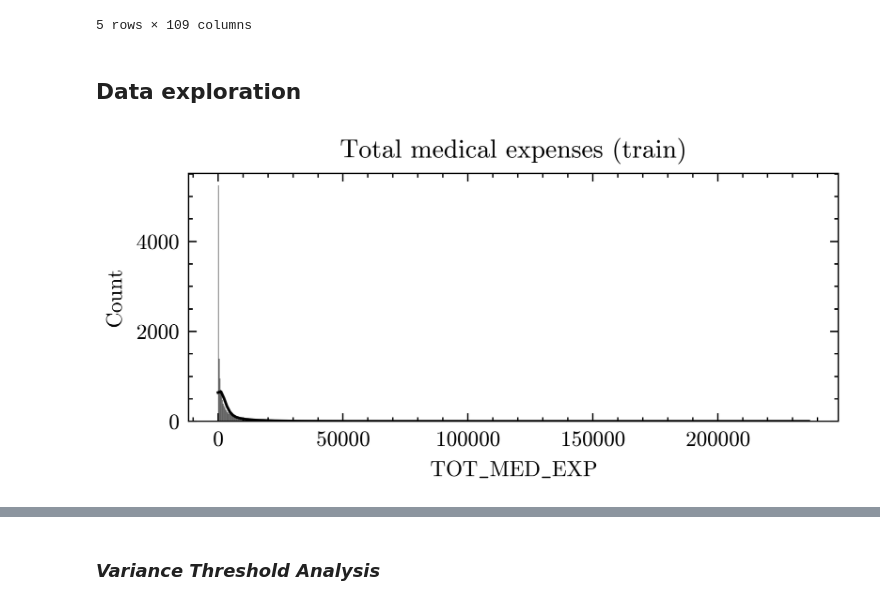
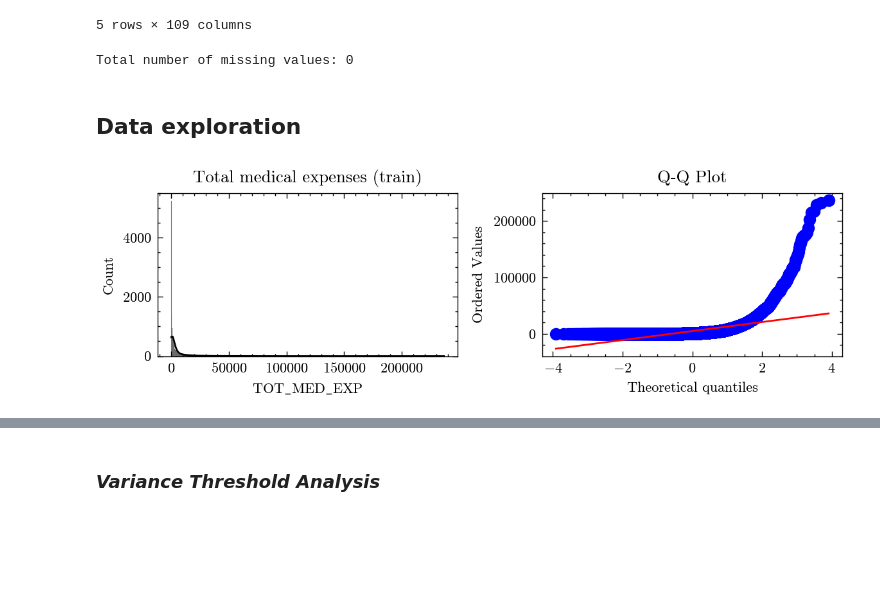
Before and after one commit to CamiloMartinezM/ml-healthcare-project, a Jupyter notebook: main.ipynb, the cells around one changed output, grey strips where cells are left out. Drawn from its saved outputs; the diff is of its cells as text; code cells hidden in the pictures; blank space fills up the shorter version.

```diff
--- a/main.ipynb
+++ b/main.ipynb
@@ -130,16 +127,11 @@ df_train.head()
 | 3 | Non-White | 2 | 19 | 3605.218411 | -1 | 2 | 2 | 3 | ... |
 | 4 | Non-White | 1 | 19 | 11223.127404 | 1 | 2 | 2 | 1 | ... |
 5 rows × 109 columns
+# %%
+# Handling missing values
+total_missing_values = df_train.isnull().sum().sum()
+print(f"Total number of missing values: {total_missing_values}")
+# %% [output]
+Total number of missing values: 0
 # %% [markdown]
 ## Data exploration
-# %%
-# Very right skewed distribution of the target variable
-with plt.style.context(PAPER_STYLE), helpers.safe_latex_context(df_train) as safe:
-    fig, ax = plt.subplots(figsize=(4, 2))
-    sns.histplot(df_train['TOT_MED_EXP'], kde=True, ax=ax)
-    ax.set_title("Total medical expenses (train)")
-    ax.set_xlabel(safe("TOT_MED_EXP"))
-    fig.tight_layout()
-    plt.show()
-# %% [output]
-[figure, removed]
@@ -146 +140,12 @@ with plt.style.context(PAPER_STYLE), helpers.safe_latex_context(df_train) as saf
+# %%
+st.plot_distribution_fits(
+    df_train_mirror,
+    REG_TARGET,
+    distribution=None,
+    style=PAPER_STYLE,
+    stat="count",
+    titles=["Total medical expenses (train)"],
+)
+# %% [output]
+[figure, added]
 # %%
```
Also changed, not shown: parts of 25 cells of this notebook, 10 other files.
